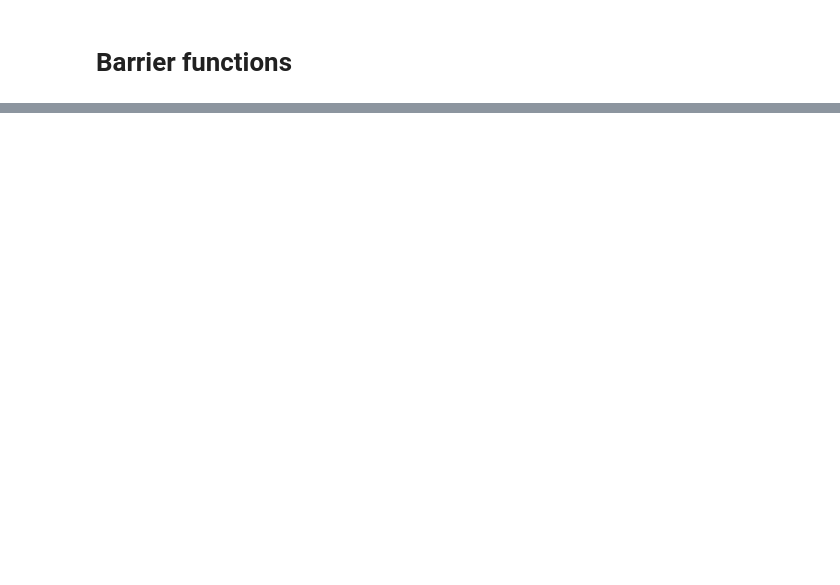
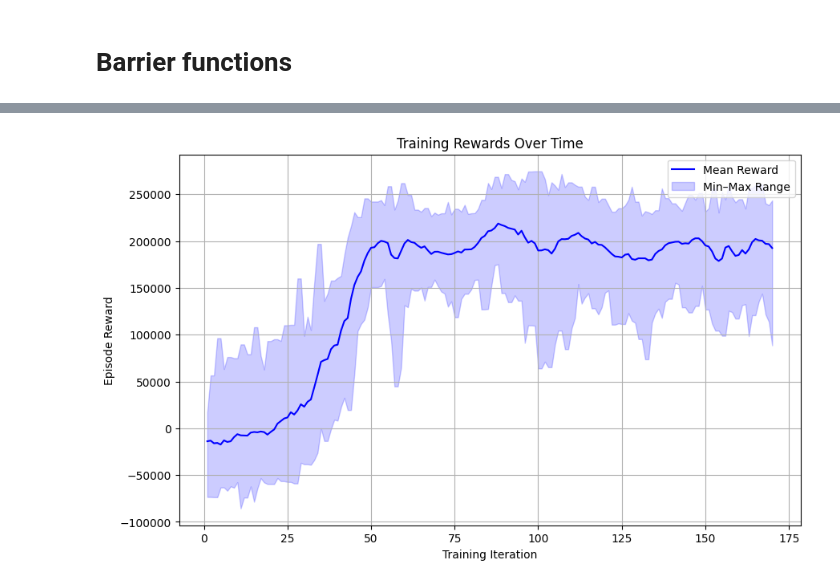
Before and after one commit to juanbmedina/marlgrid, a Jupyter notebook: p2p_energy_env/base_env/data_analysis.ipynb, the cells around one changed output, grey strips where cells are left out. Cells and saved outputs as stored; diff of their text form; code cells hidden in the pictures; blank space fills up the shorter version.

```diff
--- a/p2p_energy_env/base_env/data_analysis.ipynb
+++ b/p2p_energy_env/base_env/data_analysis.ipynb
@@ -127,0 +116,7 @@ plot_reward(path)
+# %%
+
+
+path = "../trained_policies/maa2c_lstm_P2PEnergyEnv/energy_market_2025-10-14_17-21-32/progress.csv"
+plot_reward(path)
+# %% [output]
+[figure, added]
```
Also changed, not shown: parts of 11 cells of this notebook, 9 other files.
